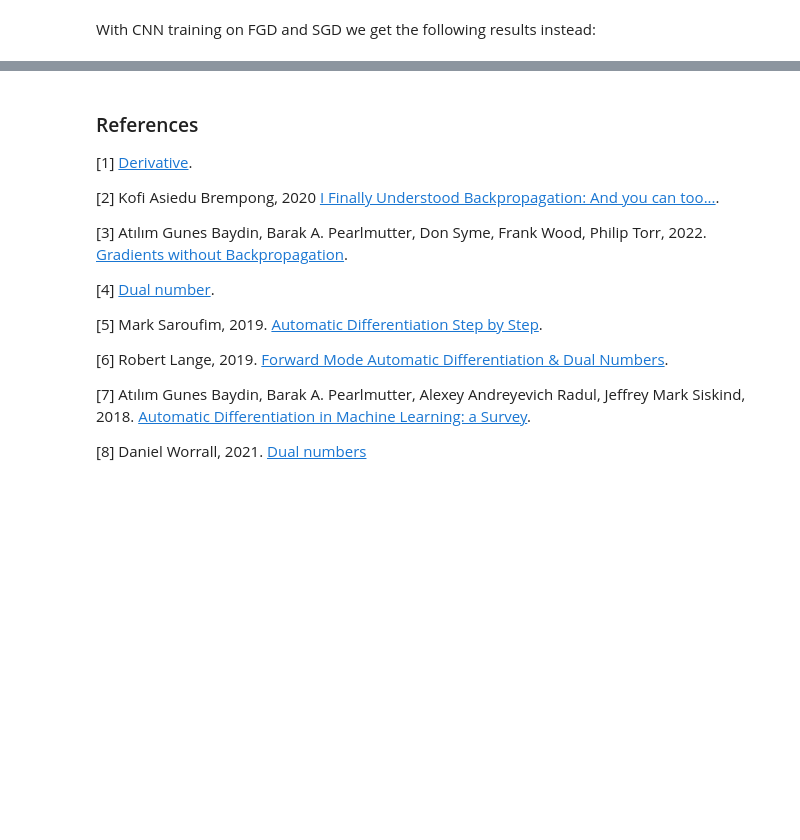
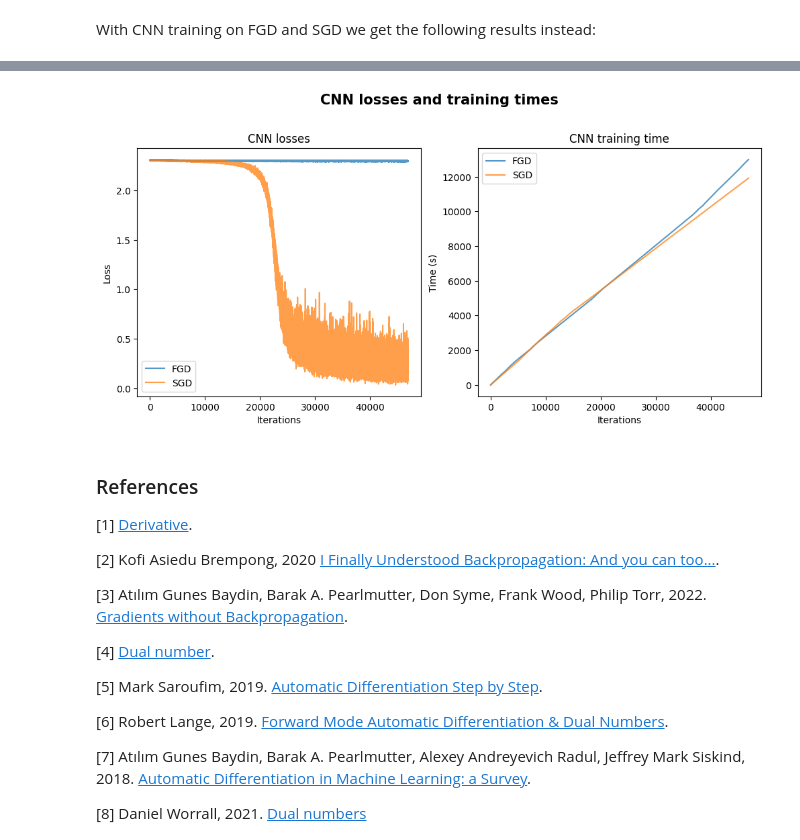
Before and after one commit to luigi-ga/GradientsWithoutBackpropagation, a Jupyter notebook: fwdgrad.ipynb, the cells around one changed output, grey strips where cells are left out. Drawn from its saved outputs; the diff is of its cells as text; code cells hidden in the pictures; blank space fills up the shorter version.

```diff
--- a/fwdgrad.ipynb
+++ b/fwdgrad.ipynb
@@ -383,11 +366,11 @@ cnn_sgd_l, cnn_sgd_t = train_sgd(CNN(), train_loader=train_loader, num_epochs=50
 
 # Set up a figure
 fig = plt.figure(figsize=plt.figaspect(.4))
-fig.suptitle("CNN losses and execution times", fontsize=15, fontweight='bold', y=1.05)
+fig.suptitle("CNN losses and training times", fontsize=15, fontweight='bold', y=1.05)
 
 # First subplot (Losses)
 ax1 = fig.add_subplot(1, 2, 1)
-ax1.set_title("CNN losses through iterations")
+ax1.set_title("CNN losses")
 ax1.plot(cnn_fgd_l, label='FGD', alpha=0.75)
 ax1.plot(cnn_sgd_l, label='SGD', alpha=0.75)
 ax1.set_xlabel("Iterations")
@@ -396,7 +379,7 @@ ax1.legend()
 
 # Second subplot (Times)
 ax2 = fig.add_subplot(1, 2, 2)
-ax2.set_title("CNN execution time through iterations")
+ax2.set_title("CNN training time")
 ax2.plot(cnn_fgd_t, label='FGD', alpha=0.75)
 ax2.plot(cnn_sgd_t, label='SGD', alpha=0.75)
 ax2.set_xlabel("Iterations")
@@ -425,3 +391,4 @@ Epoch [3/50],   Step [896/938], Iteraion [2772/46900],  Loss: 2.3011,   Time: 0.
+[figure, added]
 # %% [markdown]
 ### References
 
```
Also changed, not shown: parts of 2 cells of this notebook.
